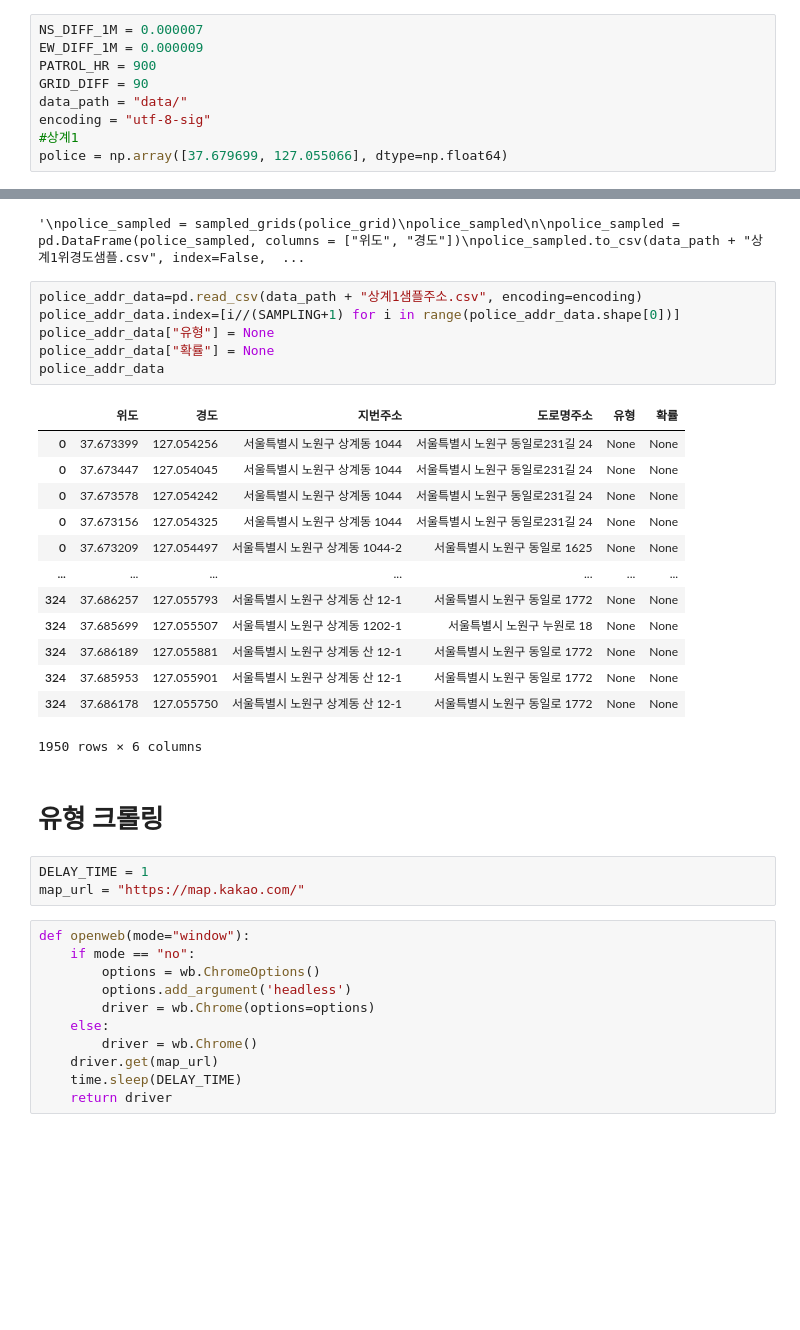
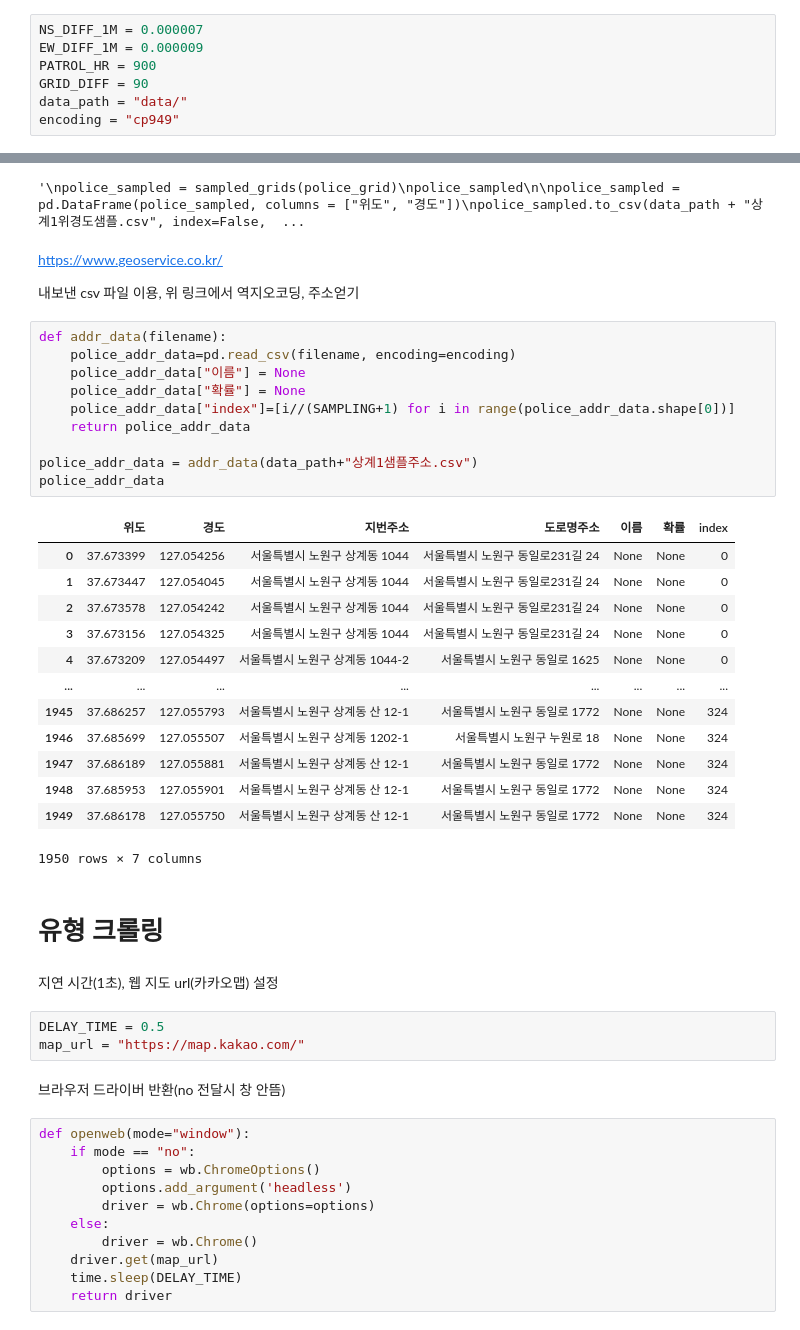
Before and after one commit to topaz11100/bp_final, a Jupyter notebook: 빅프_기말_최종.ipynb, the cells around one changed output, grey strips where cells are left out. Cells and saved outputs as stored; diff of their text form; blank space fills up the shorter version.

```diff
--- a/빅프_기말_최종.ipynb
+++ b/빅프_기말_최종.ipynb
@@ -22,6 +26,4 @@ EW_DIFF_1M = 0.000009
 PATROL_HR = 900
 GRID_DIFF = 90
 data_path = "data/"
-encoding = "utf-8-sig"
-#상계1
-police = np.array([37.679699, 127.055066], dtype=np.float64)
+encoding = "cp949"
@@ -99,31 +112,43 @@ police_sampled.to_csv(data_path + "상계1위경도샘플.csv", index=False, enc
 '''
 # %% [output]
 '\npolice_sampled = sampled_grids(police_grid)\npolice_sampled\n\npolice_sampled = pd.DataFrame(police_sampled, columns = ["위도", "경도"])\npolice_sampled.to_csv(data_path + "상계1위경도샘플.csv", index=False,  ...
+# %% [markdown]
+https://www.geoservice.co.kr/
+
+내보낸 csv 파일 이용, 위 링크에서 역지오코딩, 주소얻기
 # %%
-police_addr_data=pd.read_csv(data_path + "상계1샘플주소.csv", encoding=encoding)
-police_addr_data.index=[i//(SAMPLING+1) for i in range(police_addr_data.shape[0])]
-police_addr_data["유형"] = None
-police_addr_data["확률"] = None
+def addr_data(filename):
+    police_addr_data=pd.read_csv(filename, encoding=encoding)
+    police_addr_data["이름"] = None
+    police_addr_data["확률"] = None
+    police_addr_data["index"]=[i//(SAMPLING+1) for i in range(police_addr_data.shape[0])]
+    return police_addr_data
+
+police_addr_data = addr_data(data_path+"상계1샘플주소.csv")
 police_addr_data
 # %% [output]
-|  | 위도 | 경도 | 지번주소 | 도로명주소 | 유형 | 확률 |
-| 0 | 37.673399 | 127.054256 | 서울특별시 노원구 상계동 1044 | 서울특별시 노원구 동일로231길 24 | None | None |
-| 0 | 37.673447 | 127.054045 | 서울특별시 노원구 상계동 1044 | 서울특별시 노원구 동일로231길 24 | None | None |
-| 0 | 37.673578 | 127.054242 | 서울특별시 노원구 상계동 1044 | 서울특별시 노원구 동일로231길 24 | None | None |
-| 0 | 37.673156 | 127.054325 | 서울특별시 노원구 상계동 1044 | 서울특별시 노원구 동일로231길 24 | None | None |
-| 0 | 37.673209 | 127.054497 | 서울특별시 노원구 상계동 1044-2 | 서울특별시 노원구 동일로 1625 | None | None |
-| ... | ... | ... | ... | ... | ... | ... |
-| 324 | 37.686257 | 127.055793 | 서울특별시 노원구 상계동 산 12-1 | 서울특별시 노원구 동일로 1772 | None | None |
-| 324 | 37.685699 | 127.055507 | 서울특별시 노원구 상계동 1202-1 | 서울특별시 노원구 누원로 18 | None | None |
-| 324 | 37.686189 | 127.055881 | 서울특별시 노원구 상계동 산 12-1 | 서울특별시 노원구 동일로 1772 | None | None |
-| 324 | 37.685953 | 127.055901 | 서울특별시 노원구 상계동 산 12-1 | 서울특별시 노원구 동일로 1772 | None | None |
-| 324 | 37.686178 | 127.055750 | 서울특별시 노원구 상계동 산 12-1 | 서울특별시 노원구 동일로 1772 | None | None |
+|  | 위도 | 경도 | 지번주소 | 도로명주소 | 이름 | 확률 | index |
+| 0 | 37.673399 | 127.054256 | 서울특별시 노원구 상계동 1044 | 서울특별시 노원구 동일로231길 24 | None | None | 0 |
+| 1 | 37.673447 | 127.054045 | 서울특별시 노원구 상계동 1044 | 서울특별시 노원구 동일로231길 24 | None | None | 0 |
+| 2 | 37.673578 | 127.054242 | 서울특별시 노원구 상계동 1044 | 서울특별시 노원구 동일로231길 24 | None | None | 0 |
+| 3 | 37.673156 | 127.054325 | 서울특별시 노원구 상계동 1044 | 서울특별시 노원구 동일로231길 24 | None | None | 0 |
+| 4 | 37.673209 | 127.054497 | 서울특별시 노원구 상계동 1044-2 | 서울특별시 노원구 동일로 1625 | None | None | 0 |
+| ... | ... | ... | ... | ... | ... | ... | ... |
+| 1945 | 37.686257 | 127.055793 | 서울특별시 노원구 상계동 산 12-1 | 서울특별시 노원구 동일로 1772 | None | None | 324 |
+| 1946 | 37.685699 | 127.055507 | 서울특별시 노원구 상계동 1202-1 | 서울특별시 노원구 누원로 18 | None | None | 324 |
+| 1947 | 37.686189 | 127.055881 | 서울특별시 노원구 상계동 산 12-1 | 서울특별시 노원구 동일로 1772 | None | None | 324 |
+| 1948 | 37.685953 | 127.055901 | 서울특별시 노원구 상계동 산 12-1 | 서울특별시 노원구 동일로 1772 | None | None | 324 |
+| 1949 | 37.686178 | 127.055750 | 서울특별시 노원구 상계동 산 12-1 | 서울특별시 노원구 동일로 1772 | None | None | 324 |
-1950 rows × 6 columns
+1950 rows × 7 columns
 # %% [markdown]
 # 유형 크롤링
+# %% [markdown]
+지연 시간(1초), 웹 지도 url(카카오맵) 설정
 # %%
-DELAY_TIME = 1
+DELAY_TIME = 0.5
 map_url = "https://map.kakao.com/"
+# %% [markdown]
+브라우저 드라이버 반환(no 전달시 창 안뜸)
 # %%
 def openweb(mode="window"):
     if mode == "no":
```
Also changed, not shown: parts of 55 cells of this notebook, 12 other files.
